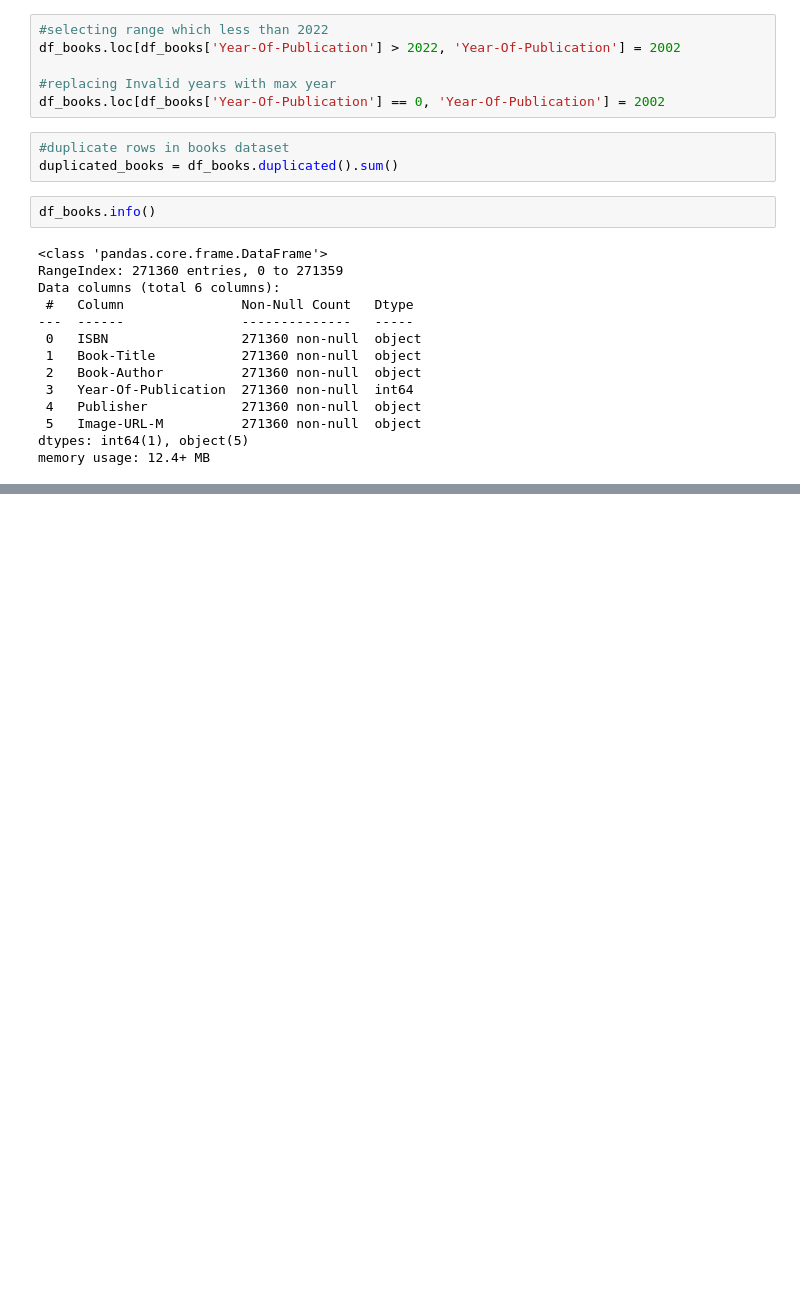
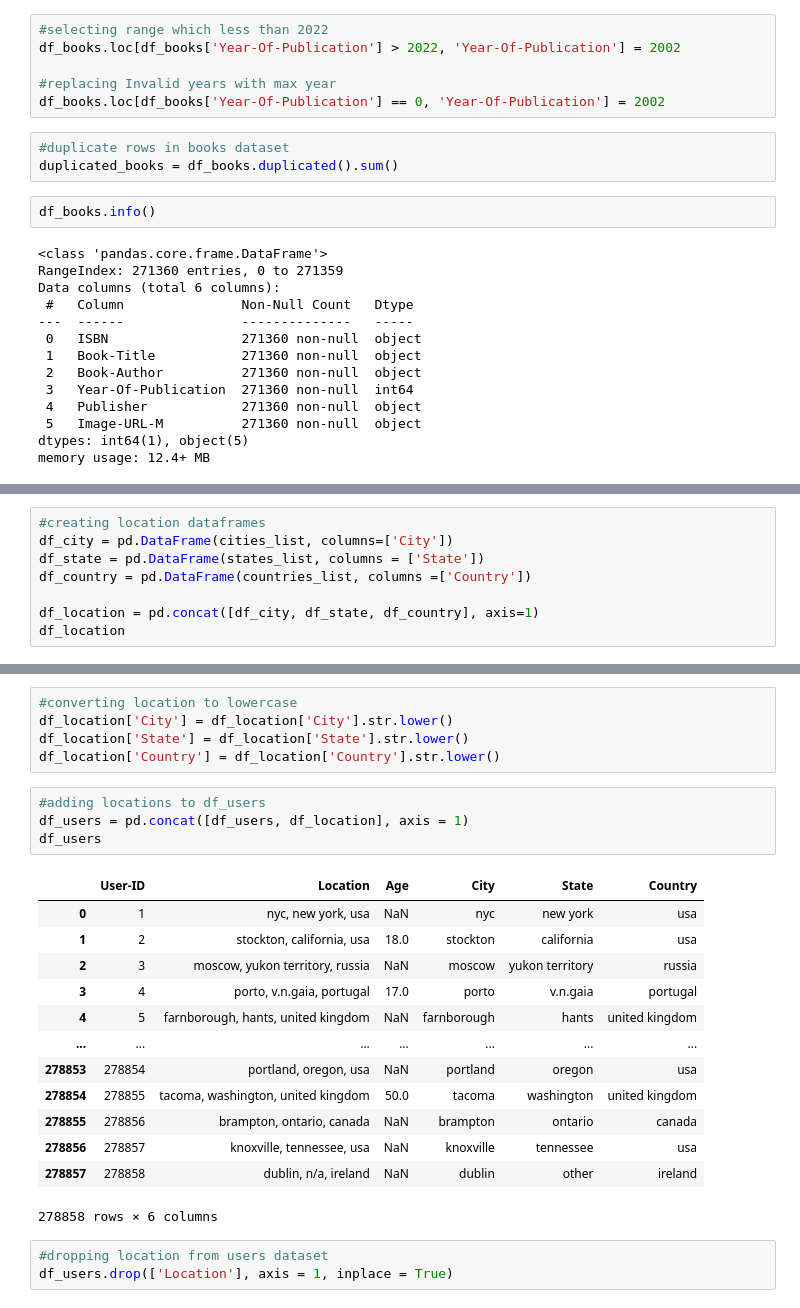
Before and after one commit to harshita-jaiswal/FindYourNextBook, a Jupyter notebook: Recommendations.ipynb, the cells around one changed output, grey strips where cells are left out. Cells and saved outputs as stored; diff of their text form; blank space fills up the shorter version.

Commit message:
Data preprocessing on Users and Ratings

```diff
--- a/Recommendations.ipynb
+++ b/Recommendations.ipynb
@@ -144,0 +197,8 @@ memory usage: 12.4+ MB
+# %%
+#creating location dataframes
+df_city = pd.DataFrame(cities_list, columns=['City'])
+df_state = pd.DataFrame(states_list, columns = ['State'])
+df_country = pd.DataFrame(countries_list, columns =['Country'])
+
+df_location = pd.concat([df_city, df_state, df_country], axis=1)
+df_location
@@ -144,0 +219,26 @@ memory usage: 12.4+ MB
+# %%
+#converting location to lowercase
+df_location['City'] = df_location['City'].str.lower()
+df_location['State'] = df_location['State'].str.lower()
+df_location['Country'] = df_location['Country'].str.lower()
+# %%
+#adding locations to df_users
+df_users = pd.concat([df_users, df_location], axis = 1)
+df_users
+# %% [output]
+|  | User-ID | Location | Age | City | State | Country |
+| 0 | 1 | nyc, new york, usa | NaN | nyc | new york | usa |
+| 1 | 2 | stockton, california, usa | 18.0 | stockton | california | usa |
+| 2 | 3 | moscow, yukon territory, russia | NaN | moscow | yukon territory | russia |
+| 3 | 4 | porto, v.n.gaia, portugal | 17.0 | porto | v.n.gaia | portugal |
+| 4 | 5 | farnborough, hants, united kingdom | NaN | farnborough | hants | united kingdom |
+| ... | ... | ... | ... | ... | ... | ... |
+| 278853 | 278854 | portland, oregon, usa | NaN | portland | oregon | usa |
+| 278854 | 278855 | tacoma, washington, united kingdom | 50.0 | tacoma | washington | united kingdom |
+| 278855 | 278856 | brampton, ontario, canada | NaN | brampton | ontario | canada |
+| 278856 | 278857 | knoxville, tennessee, usa | NaN | knoxville | tennessee | usa |
+| 278857 | 278858 | dublin, n/a, ireland | NaN | dublin | other | ireland |
+278858 rows × 6 columns
+# %%
+#dropping location from users dataset
+df_users.drop(['Location'], axis = 1, inplace = True)
```
Also changed, not shown: parts of 23 cells of this notebook.
